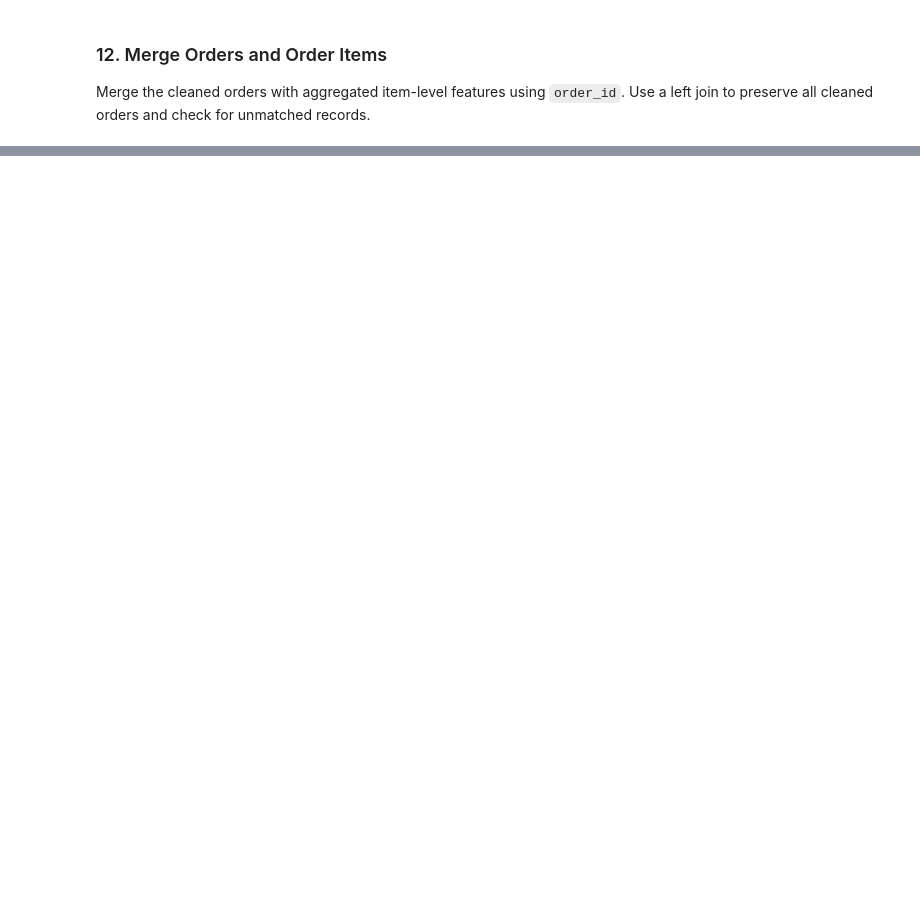
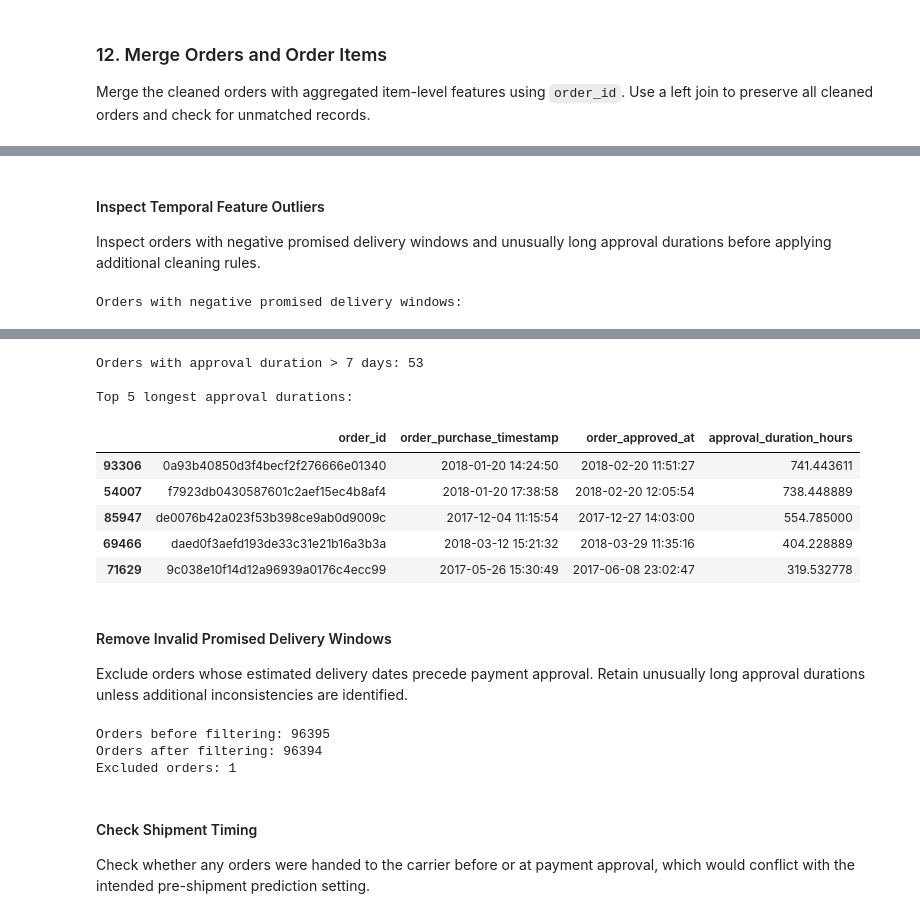
Before and after one commit to ZGXJason/CIS5450_FINAL_PROJECT, a Jupyter notebook: notebooks/01_data_cleaning.ipynb, the cells around one changed output, grey strips where cells are left out. Cells and saved outputs as stored; diff of their text form; code cells hidden in the pictures; blank space fills up the shorter version.

```diff
--- a/notebooks/01_data_cleaning.ipynb
+++ b/notebooks/01_data_cleaning.ipynb
@@ -385,0 +486,38 @@ Merged dataset preview:
+# %% [markdown]
+#### Inspect Temporal Feature Outliers
+
+Inspect orders with negative promised delivery windows and unusually long approval durations before applying additional cleaning rules.
+# %%
+# Orders with negative promised delivery windows
+print("Orders with negative promised delivery windows:")
+display(
+    orders_merged.loc[
+        orders_merged['promised_delivery_days'] < 0,
+        [
+            'order_id',
+            'order_purchase_timestamp',
+            'order_approved_at',
+            'order_estimated_delivery_date',
+            'order_delivered_customer_date',
+            'promised_delivery_days'
+        ]
+    ]
+)
+
+# Orders with unusually long approval durations
+print("\nOrders with approval duration > 7 days:",
+      (orders_merged['approval_duration_hours'] > 168).sum())
+
+print("\nTop 5 longest approval durations:")
+display(
+    orders_merged.nlargest(5, 'approval_duration_hours')[
+        [
+            'order_id',
+            'order_purchase_timestamp',
+            'order_approved_at',
+            'approval_duration_hours'
+        ]
+    ]
+)
+# %% [output]
+Orders with negative promised delivery windows:
@@ -385,0 +526,31 @@ Merged dataset preview:
+Orders with approval duration > 7 days: 53
+
+Top 5 longest approval durations:
+|  | order_id | order_purchase_timestamp | order_approved_at | approval_duration_hours |
+| 93306 | 0a93b40850d3f4becf2f276666e01340 | 2018-01-20 14:24:50 | 2018-02-20 11:51:27 | 741.443611 |
+| 54007 | f7923db0430587601c2aef15ec4b8af4 | 2018-01-20 17:38:58 | 2018-02-20 12:05:54 | 738.448889 |
+| 85947 | de0076b42a023f53b398ce9ab0d9009c | 2017-12-04 11:15:54 | 2017-12-27 14:03:00 | 554.785000 |
+| 69466 | daed0f3aefd193de33c31e21b16a3b3a | 2018-03-12 15:21:32 | 2018-03-29 11:35:16 | 404.228889 |
+| 71629 | 9c038e10f14d12a96939a0176c4ecc99 | 2017-05-26 15:30:49 | 2017-06-08 23:02:47 | 319.532778 |
+# %% [markdown]
+#### Remove Invalid Promised Delivery Windows
+
+Exclude orders whose estimated delivery dates precede payment approval. Retain unusually long approval durations unless additional inconsistencies are identified.
+# %%
+original_count = len(orders_merged)
+
+orders_merged = orders_merged.loc[
+    orders_merged['promised_delivery_days'] >= 0
+].copy()
+
+print("Orders before filtering:", original_count)
+print("Orders after filtering:", len(orders_merged))
+print("Excluded orders:", original_count - len(orders_merged))
+# %% [output]
+Orders before filtering: 96395
+Orders after filtering: 96394
+Excluded orders: 1
+# %% [markdown]
+#### Check Shipment Timing
+
+Check whether any orders were handed to the carrier before or at payment approval, which would conflict with the intended pre-shipment prediction setting.
```
Also changed, not shown: parts of 15 cells of this notebook.
